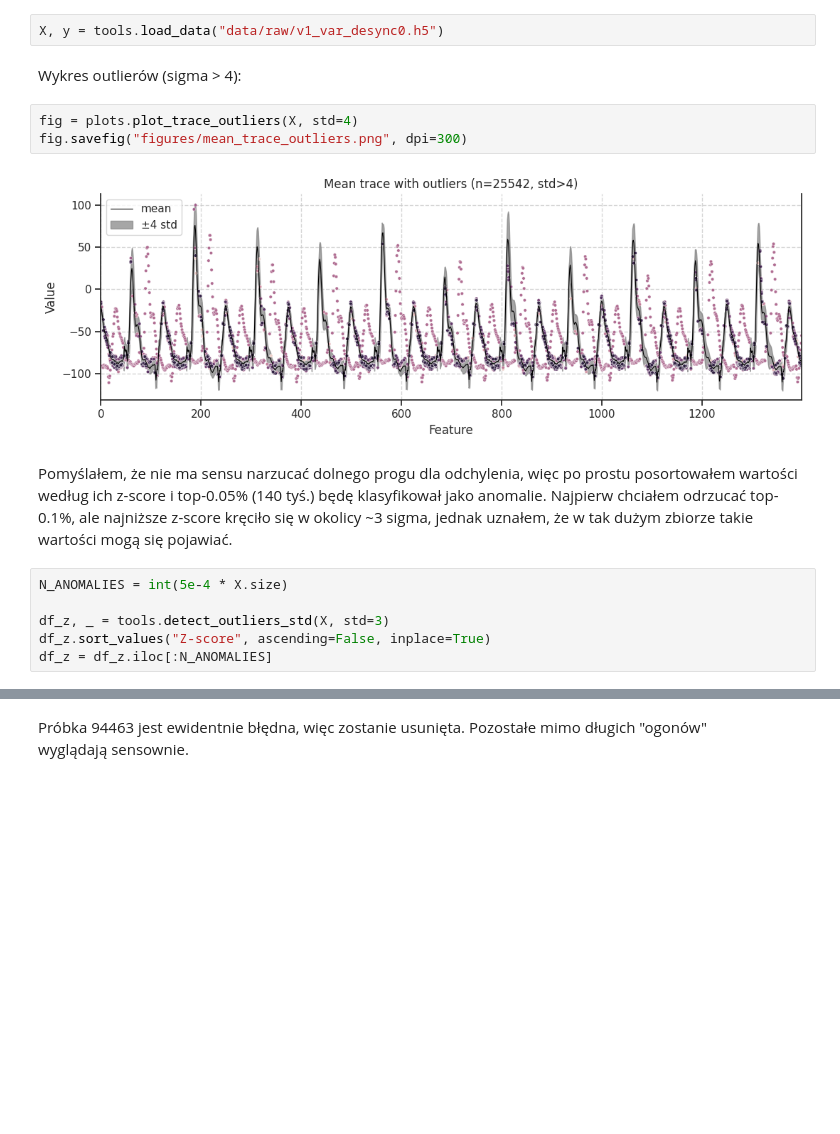
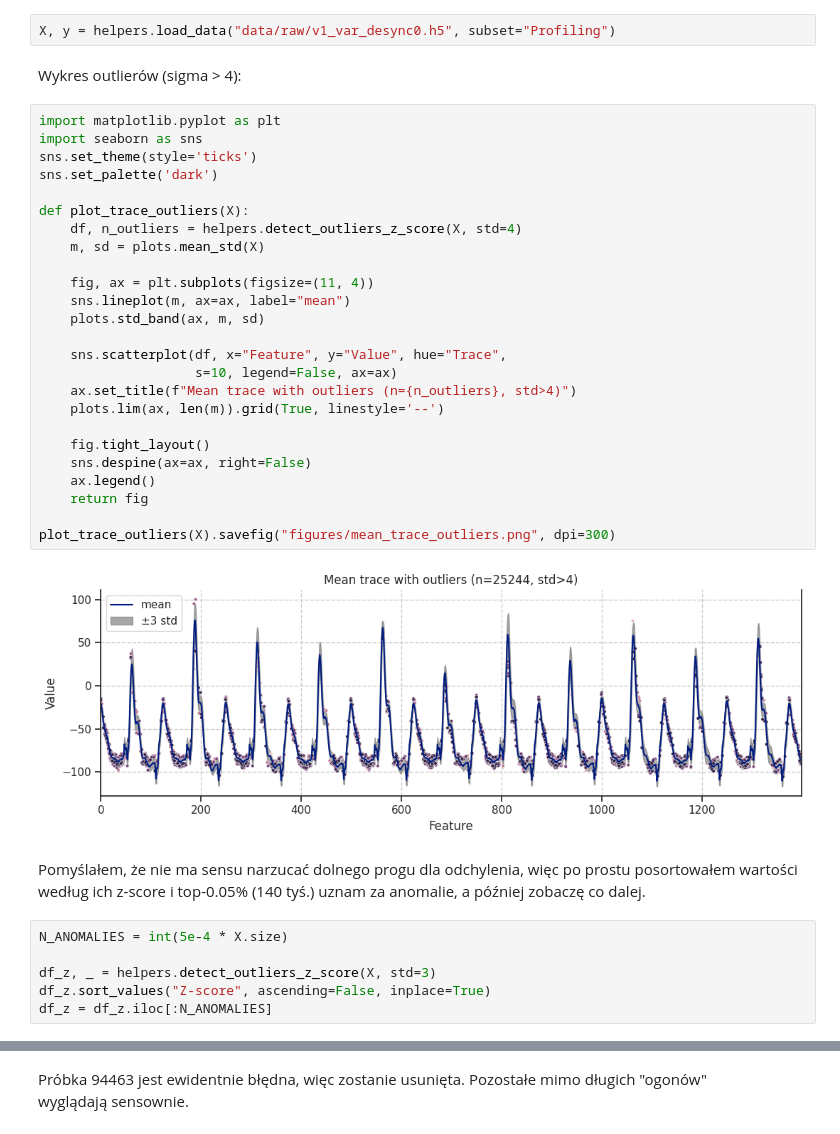
Before and after one commit to pzarczynski/SCA, a Jupyter notebook: notebooks/02_data_cleaning.ipynb, the cells around one changed output, grey strips where cells are left out. Cells and saved outputs as stored; diff of their text form; blank space fills up the shorter version.

```diff
--- a/notebooks/02_data_cleaning.ipynb
+++ b/notebooks/02_data_cleaning.ipynb
@@ -15,20 +14,42 @@ import src.tools as tools
 The autoreload extension is already loaded. To reload it, use:
   %reload_ext autoreload
 # %%
-X, y = tools.load_data("data/raw/v1_var_desync0.h5")
+X, y = helpers.load_data("data/raw/v1_var_desync0.h5", subset="Profiling")
 # %% [markdown]
 Wykres outlierów (sigma > 4):
 # %%
-fig = plots.plot_trace_outliers(X, std=4)
-fig.savefig("figures/mean_trace_outliers.png", dpi=300)
+import matplotlib.pyplot as plt
+import seaborn as sns
+sns.set_theme(style='ticks')
+sns.set_palette('dark')
+
+def plot_trace_outliers(X):
+    df, n_outliers = helpers.detect_outliers_z_score(X, std=4)
+    m, sd = plots.mean_std(X)
+
+    fig, ax = plt.subplots(figsize=(11, 4))
+    sns.lineplot(m, ax=ax, label="mean")
+    plots.std_band(ax, m, sd)
+
+    sns.scatterplot(df, x="Feature", y="Value", hue="Trace",
+                    s=10, legend=False, ax=ax)
+    ax.set_title(f"Mean trace with outliers (n={n_outliers}, std>4)")
+    plots.lim(ax, len(m)).grid(True, linestyle='--')
+
+    fig.tight_layout()
+    sns.despine(ax=ax, right=False)
+    ax.legend()
+    return fig
+
+plot_trace_outliers(X).savefig("figures/mean_trace_outliers.png", dpi=300)
 # %% [output]
-[figure, old version]
+[figure, new version]
 # %% [markdown]
-Pomyślałem, że nie ma sensu narzucać dolnego progu dla odchylenia, więc po prostu posortowałem wartości według ich z-score i top-0.05% (140 tyś.) będę klasyfikował jako anomalie. Najpierw chciałem odrzucać top-0.1%, ale najniższe z-score kręciło się w okolicy ~3 sigma, jednak uznałem, że w tak dużym zbiorze takie wartości mogą się pojawiać.
+Pomyślałem, że nie ma sensu narzucać dolnego progu dla odchylenia, więc po prostu posortowałem wartości według ich z-score i top-0.05% (140 tyś.) uznam za anomalie, a później zobaczę co dalej.
 # %%
 N_ANOMALIES = int(5e-4 * X.size)
 
-df_z, _ = tools.detect_outliers_std(X, std=3)
+df_z, _ = helpers.detect_outliers_z_score(X, std=3)
 df_z.sort_values("Z-score", ascending=False, inplace=True)
 df_z = df_z.iloc[:N_ANOMALIES]
 # %%
```
Also changed, not shown: parts of 4 cells of this notebook, 29 other files.
